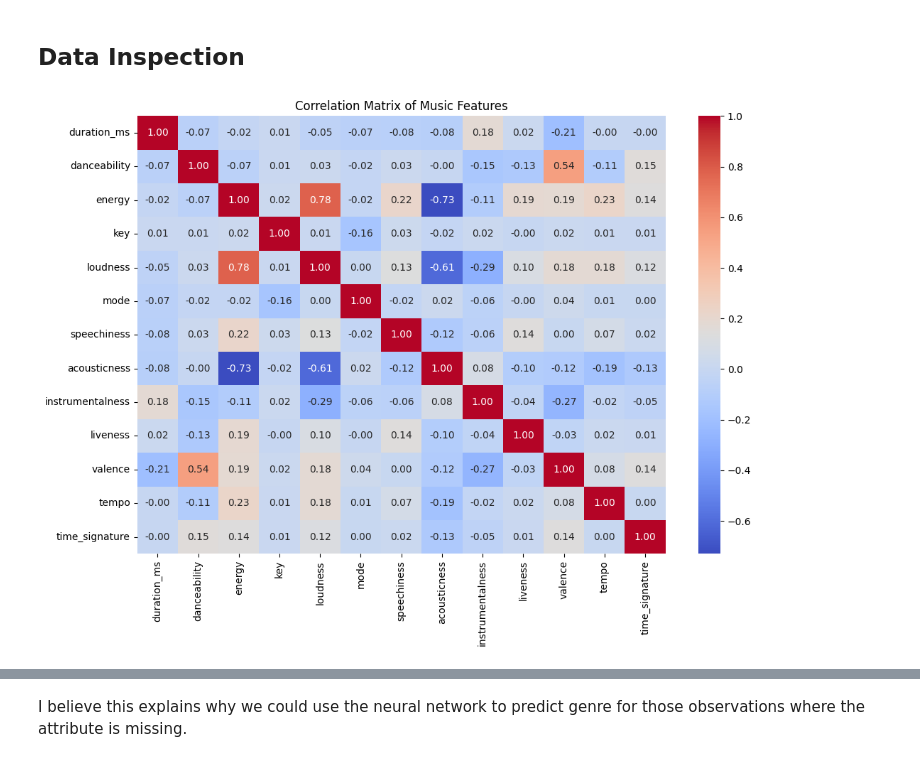
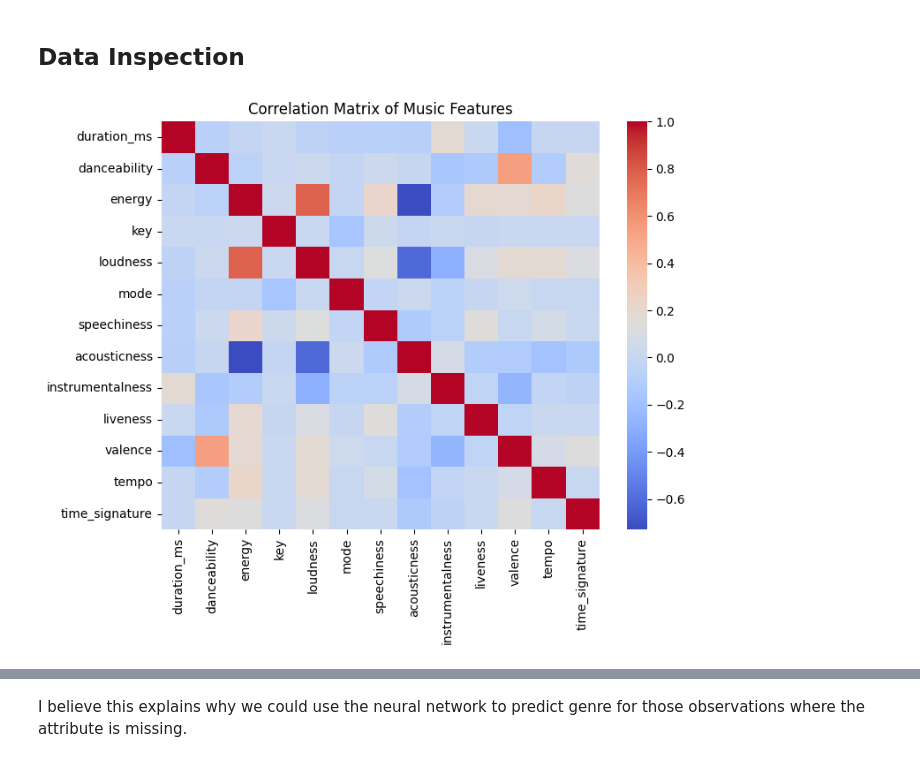
Before and after one commit to annemollelsborg/spotify, a Jupyter notebook: Baskets Updated.ipynb, the cells around one changed output, grey strips where cells are left out. Drawn from its saved outputs; the diff is of its cells as text; code cells hidden in the pictures.

```diff
--- a/Baskets Updated.ipynb
+++ b/Baskets Updated.ipynb
@@ -23,8 +23,10 @@ from collections import defaultdict
 from itertools import combinations
 import networkx as nx
 # %%
-file_path_songs = "Data/Music Info.csv"
+file_path_songs = "Data/df_combined.csv"
 df_songs = pd.read_csv(file_path_songs)
+file_path_songs_original = "Data/Music Info.csv"
+df_songs_original = pd.read_csv(file_path_songs_original)
 file_path_users = "Data/User Listening History.csv"
 df_users = pd.read_csv(file_path_users)
 
@@ -46,19 +48,19 @@ print(df_users.head(10))
 # %%
 selected_columns = ['duration_ms', 'danceability', 'energy', 'key',
                     'loudness', 'mode', 'speechiness', 'acousticness',
                     'instrumentalness', 'liveness', 'valence',
                     'tempo', 'time_signature']
 
 # Extract the relevant data from the DataFrame
 music_data = df_songs[selected_columns]
 
 # Calculate the correlation matrix
 correlation_matrix = music_data.corr()
 
 # Plot the correlation matrix using seaborn
-plt.figure(figsize=(12, 8))
-sns.heatmap(correlation_matrix, annot=True, cmap='coolwarm', fmt='.2f')
+plt.figure(figsize=(8, 6))
+sns.heatmap(correlation_matrix, annot=False, cmap='coolwarm', fmt='.2f')
 plt.title('Correlation Matrix of Music Features')
 plt.show()
 # %% [output]
-[figure, old version]
+[figure, new version]
```
Also changed, not shown: parts of 9 cells of this notebook.
